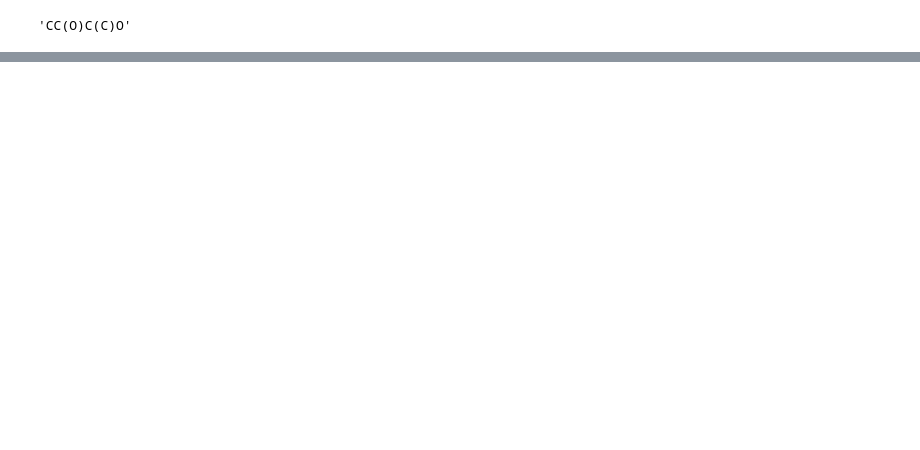
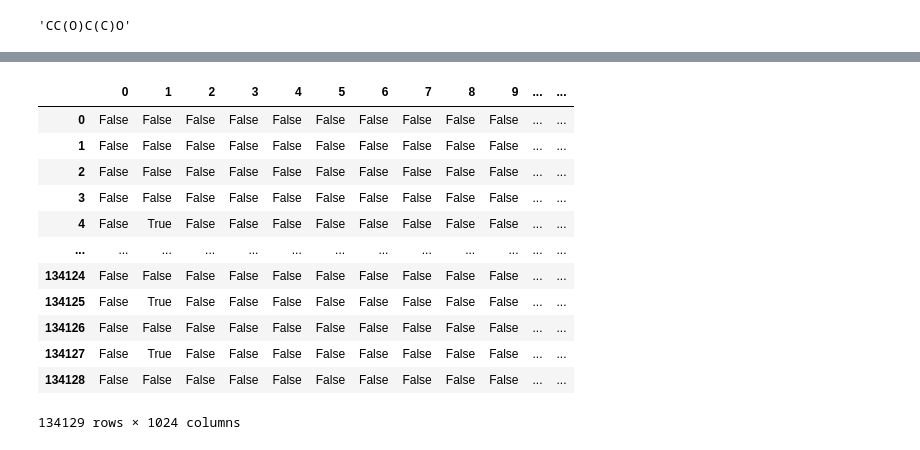
Before and after one commit to joancoso/von_Borries_space, a Jupyter notebook: test.ipynb, the cells around one changed output, grey strips where cells are left out. Saved outputs shown, nothing was run; the diff lists cells and outputs as text; code cells hidden in the pictures; blank space fills up the shorter version.

Commit message:
ADD: Fixed Morgan fingerprint function

```diff
--- a/test.ipynb
+++ b/test.ipynb
@@ -17,9 +17,5 @@ df['standardized SMILES']
 # Test Morgan fingerprint calculation with dataframe
 # calculate_descriptors_morgan(smiles)
 
-mol = myMolFromSmiles(smiles)
-gen = rdFingerprintGenerator.GetMorganGenerator(radius=2, nBits=1024)
-fp = gen.GetFingerprint(mol)
-fp
-# fps = calculate_descriptors_morgan_df(, 'standardized SMILES', radius=2, nBits=1024)
+fps = calculate_descriptors_morgan_df(df, 'standardized SMILES', radius=2, fpSize=1024)
 # %% [output]
@@ -30,3 +110,19 @@ did not match C++ signature:
+# %%
+fps
+# %% [output]
+|  | 0 | 1 | 2 | 3 | 4 | 5 | 6 | 7 | 8 | 9 | ... | ... |
+| 0 | False | False | False | False | False | False | False | False | False | False | ... | ... |
+| 1 | False | False | False | False | False | False | False | False | False | False | ... | ... |
+| 2 | False | False | False | False | False | False | False | False | False | False | ... | ... |
+| 3 | False | False | False | False | False | False | False | False | False | False | ... | ... |
+| 4 | False | True | False | False | False | False | False | False | False | False | ... | ... |
+| ... | ... | ... | ... | ... | ... | ... | ... | ... | ... | ... | ... | ... |
+| 134124 | False | False | False | False | False | False | False | False | False | False | ... | ... |
+| 134125 | False | True | False | False | False | False | False | False | False | False | ... | ... |
+| 134126 | False | False | False | False | False | False | False | False | False | False | ... | ... |
+| 134127 | False | True | False | False | False | False | False | False | False | False | ... | ... |
+| 134128 | False | False | False | False | False | False | False | False | False | False | ... | ... |
+134129 rows × 1024 columns
 # %%
 # Work with ZeroPMDB
 
```
Also changed, not shown: parts of 1 cell of this notebook, 1 other file.
